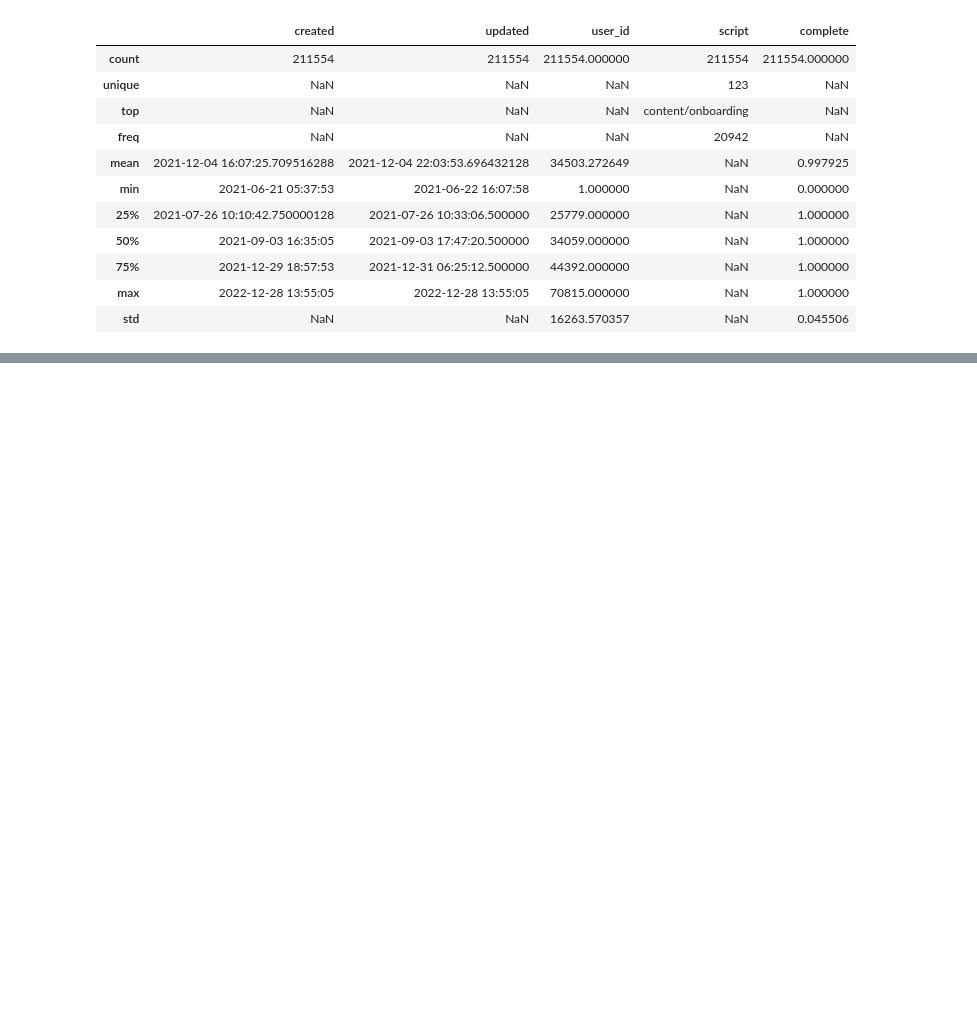
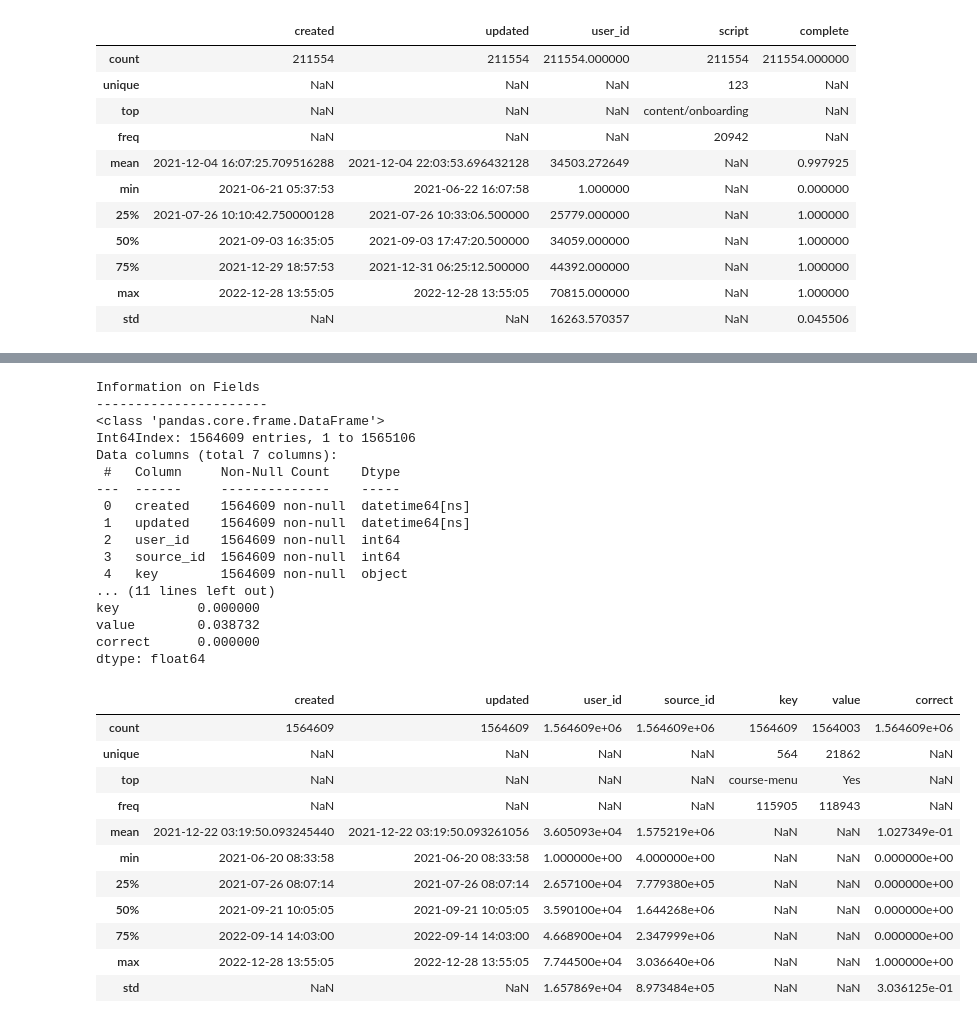
Before and after one commit to darrendbutler/yiya_data_analysis, a Jupyter notebook: dropout_analysis_course_2-3.ipynb, the cells around one changed output, grey strips where cells are left out. Saved outputs shown, nothing was run; the diff lists cells and outputs as text; code cells hidden in the pictures; blank space fills up the shorter version.

```diff
--- a/dropout_analysis_course_2-3.ipynb
+++ b/dropout_analysis_course_2-3.ipynb
@@ -936 +1002,33 @@ response_df.sample(10, random_state=5)
+# %%
+explore_data(response_df)
+# %% [output]
+Information on Fields
+----------------------
+<class 'pandas.core.frame.DataFrame'>
+Int64Index: 1564609 entries, 1 to 1565106
+Data columns (total 7 columns):
+ #   Column     Non-Null Count    Dtype
+---  ------     --------------    -----
+ 0   created    1564609 non-null  datetime64[ns]
+ 1   updated    1564609 non-null  datetime64[ns]
+ 2   user_id    1564609 non-null  int64
+ 3   source_id  1564609 non-null  int64
+ 4   key        1564609 non-null  object
+... (11 lines left out)
+key          0.000000
+value        0.038732
+correct      0.000000
+dtype: float64
+|  | created | updated | user_id | source_id | key | value | correct |
+| count | 1564609 | 1564609 | 1.564609e+06 | 1.564609e+06 | 1564609 | 1564003 | 1.564609e+06 |
+| unique | NaN | NaN | NaN | NaN | 564 | 21862 | NaN |
+| top | NaN | NaN | NaN | NaN | course-menu | Yes | NaN |
+| freq | NaN | NaN | NaN | NaN | 115905 | 118943 | NaN |
+| mean | 2021-12-22 03:19:50.093245440 | 2021-12-22 03:19:50.093261056 | 3.605093e+04 | 1.575219e+06 | NaN | NaN | 1.027349e-01 |
+| min | 2021-06-20 08:33:58 | 2021-06-20 08:33:58 | 1.000000e+00 | 4.000000e+00 | NaN | NaN | 0.000000e+00 |
+| 25% | 2021-07-26 08:07:14 | 2021-07-26 08:07:14 | 2.657100e+04 | 7.779380e+05 | NaN | NaN | 0.000000e+00 |
+| 50% | 2021-09-21 10:05:05 | 2021-09-21 10:05:05 | 3.590100e+04 | 1.644268e+06 | NaN | NaN | 0.000000e+00 |
+| 75% | 2022-09-14 14:03:00 | 2022-09-14 14:03:00 | 4.668900e+04 | 2.347999e+06 | NaN | NaN | 0.000000e+00 |
+| max | 2022-12-28 13:55:05 | 2022-12-28 13:55:05 | 7.744500e+04 | 3.036640e+06 | NaN | NaN | 1.000000e+00 |
+| std | NaN | NaN | 1.657869e+04 | 8.973484e+05 | NaN | NaN | 3.036125e-01 |
 # %% [markdown]
```
Also changed, not shown: parts of 8 cells of this notebook.
